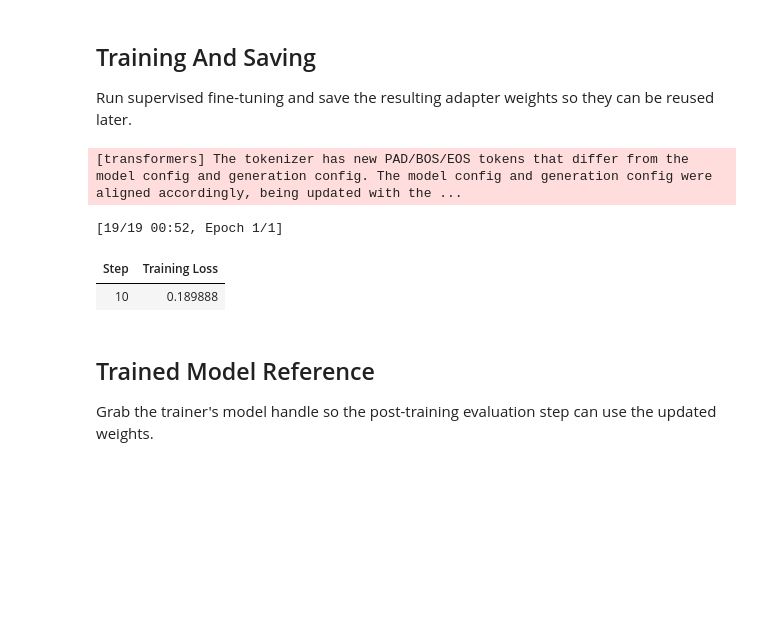
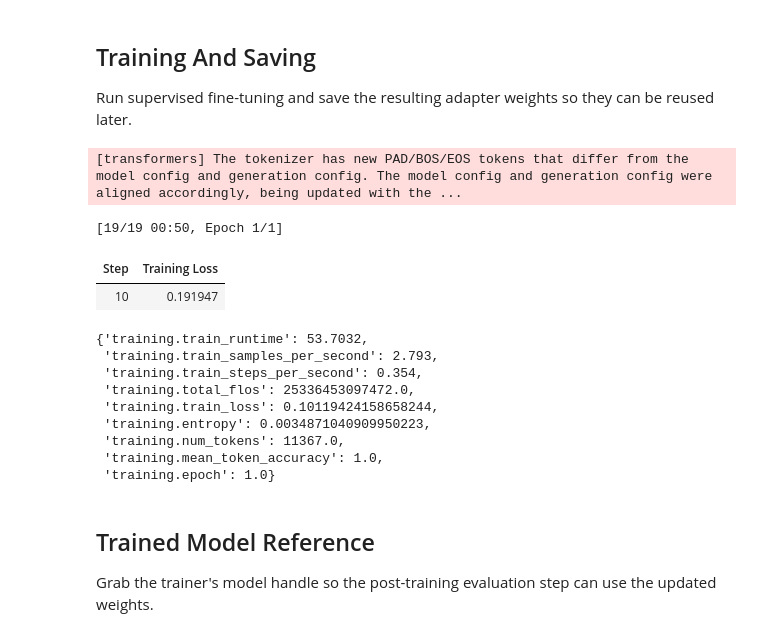
Before and after one commit to jimthompson5802/rft-learning, a Jupyter notebook: sft-lora-lesson.ipynb, the cells around one changed output. Cells and saved outputs as stored; diff of their text form; code cells hidden in the pictures; blank space fills up the shorter version.

```diff
--- a/sft-lora-lesson.ipynb
+++ b/sft-lora-lesson.ipynb
@@ -323,14 +436,36 @@ trainer = SFTTrainer(
 ## Training And Saving
 
 Run supervised fine-tuning and save the resulting adapter weights so they can be reused later.
-# %%
-trainer.train()
-trainer.save_model("sft-arithmetic-lora-adapter")
-# %% [output]
-[transformers] The tokenizer has new PAD/BOS/EOS tokens that differ from the model config and generation config. The model config and generation config were aligned accordingly, being updated with the ...
-[19/19 00:52, Epoch 1/1]
-| Step | Training Loss |
-| 10 | 0.189888 |
+# %%
+with start_child_run("training"):
+    train_result = trainer.train()
+    adapter_output_dir = "sft-arithmetic-lora-adapter"
+    trainer.save_model(adapter_output_dir)
+    training_summary = {
+        "output_dir": training_args.output_dir,
+        "adapter_output_dir": adapter_output_dir,
+        "train_result_metrics": train_result.metrics,
+    }
+    log_params({"output_dir": training_args.output_dir, "adapter_output_dir": adapter_output_dir}, prefix="training")
+    log_metrics(train_result.metrics)
+    log_json_artifact("sft_training_summary.json", training_summary, artifact_path="training")
+    log_history(trainer.state.log_history, "sft_trainer_log_history")
+
+log_metrics(train_result.metrics, prefix="training")
+# %% [output]
+[transformers] The tokenizer has new PAD/BOS/EOS tokens that differ from the model config and generation config. The model config and generation config were aligned accordingly, being updated with the ...
+[19/19 00:50, Epoch 1/1]
+| Step | Training Loss |
+| 10 | 0.191947 |
+{'training.train_runtime': 53.7032,
+ 'training.train_samples_per_second': 2.793,
+ 'training.train_steps_per_second': 0.354,
+ 'training.total_flos': 25336453097472.0,
+ 'training.train_loss': 0.10119424158658244,
+ 'training.entropy': 0.0034871040909950223,
+ 'training.num_tokens': 11367.0,
+ 'training.mean_token_accuracy': 1.0,
+ 'training.epoch': 1.0}
 # %% [markdown]
 ## Trained Model Reference
 
```
Also changed, not shown: parts of 7 cells of this notebook, 8 other files.
